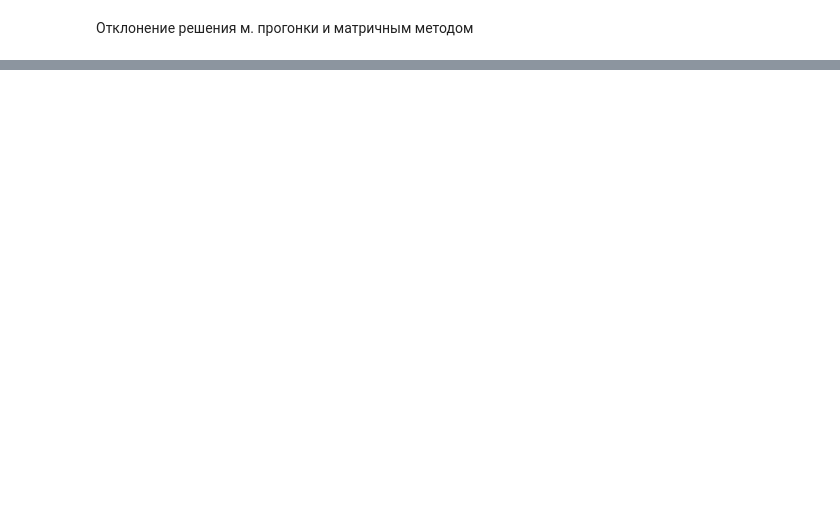
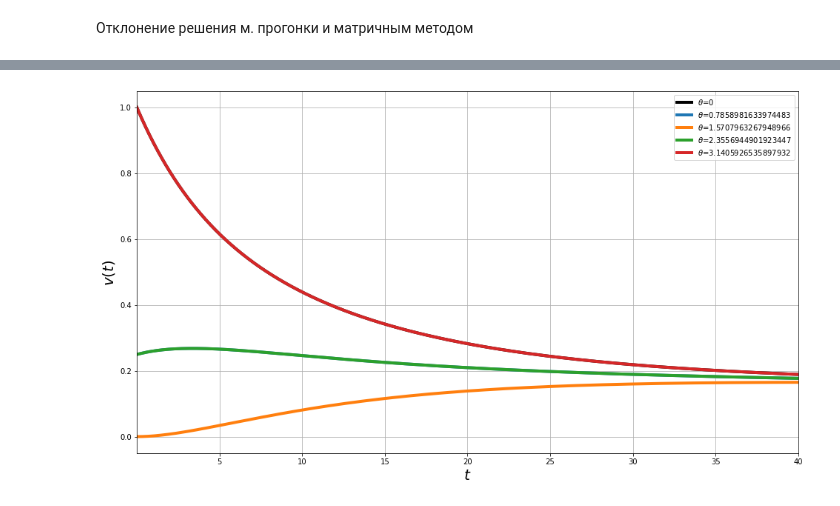
Before and after one commit to ArtemKashapov/NMoMF, a Jupyter notebook: implicit_alg/implicit_algorithm.ipynb, the cells around one changed output, grey strips where cells are left out. Saved outputs shown, nothing was run; the diff lists cells and outputs as text; code cells hidden in the pictures; blank space fills up the shorter version.

```diff
--- a/implicit_alg/implicit_algorithm.ipynb
+++ b/implicit_alg/implicit_algorithm.ipynb
@@ -344,11 +359,13 @@ plt.show()
 # %%
 f = plt.figure(figsize=[16, 9])
-plt.plot(t, v_ex[:, 0], lw=4, c='black', label='$\\theta$=0')
-# for ind in [int(K / 4), int(K / 2), int(3 * K / 4), K]:
-#     plt.plot(t, v_ex[:, ind], lw=4, label='$\\theta$='+str(tht[ind]))
-plt.xlim([t[1], t[-1]])
+plt.plot(t_anton, v_ex[:, 0], lw=4, c='black', label='$\\theta$=0')
+for ind in [int(I_anton / 4), int(I_anton / 2), int(3 * I_anton / 4), I_anton]:
+    plt.plot(t_anton, v_ex[:, ind], lw=4, label='$\\theta$='+str(tht_anton[ind]))
+plt.xlim([t_anton[1], t_anton[-1]])
 plt.xlabel('$t$', fontsize=20)
-plt.ylabel('${\\psi(t)}$', fontsize=20)
+plt.ylabel('${v(t)}$', fontsize=20)
 plt.legend()
 plt.grid()
 plt.show()
+# %% [output]
+[figure, added]
```
Also changed, not shown: parts of 23 cells of this notebook.
